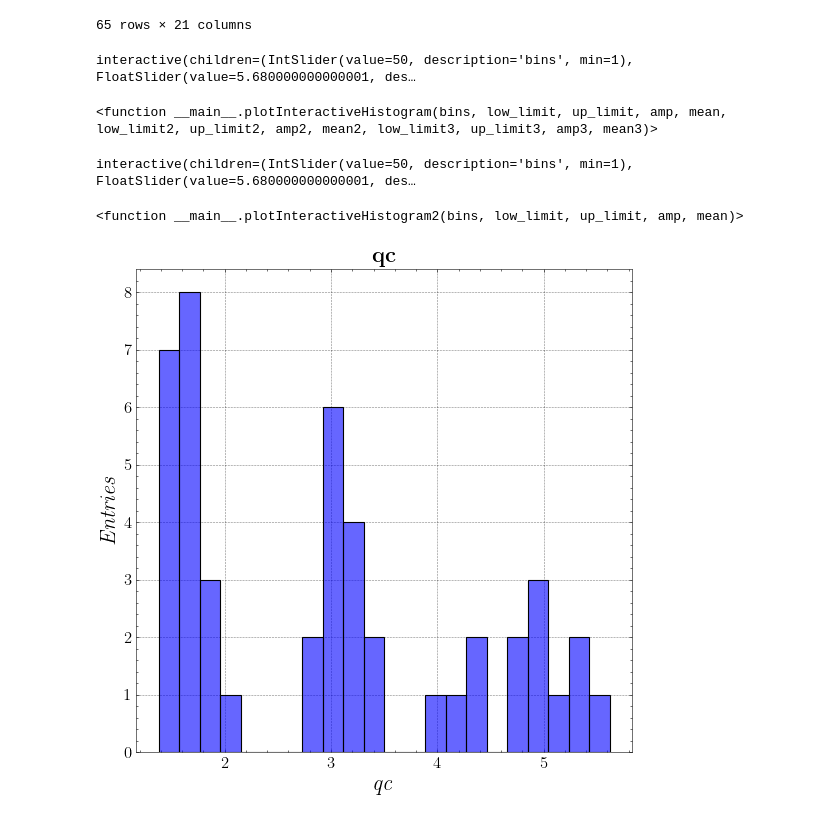
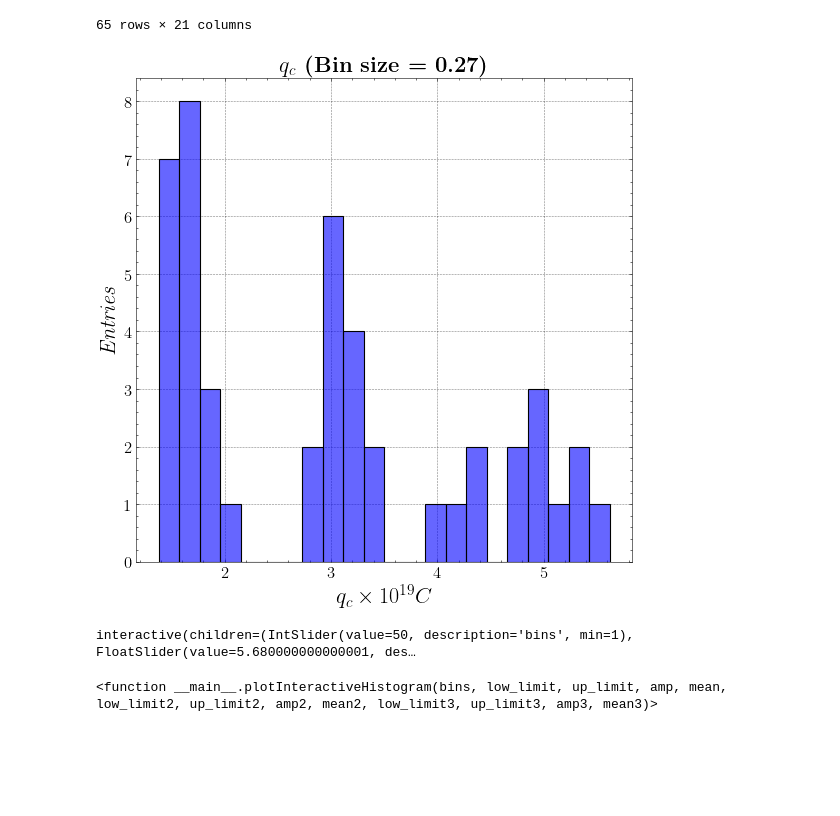
Before and after one commit to rvizarreta/ModernLab, a Jupyter notebook: 7. Millikan Oil/Lab.ipynb, the cells around one changed output. Saved outputs shown, nothing was run; the diff lists cells and outputs as text; code cells hidden in the pictures; blank space fills up the shorter version.

```diff
--- a/7. Millikan Oil/Lab.ipynb
+++ b/7. Millikan Oil/Lab.ipynb
@@ -227,5 +190,15 @@ df
 | 63 | 1 | 0.1 | 26.85 | 0.01 | 0.00002 | 1 | 0.1 | 4.94 | 0.01 | 0.00010 | ... |
 | 64 | 1 | 0.1 | 19.59 | 0.01 | 0.00003 | 1 | 0.1 | 7.38 | 0.01 | 0.00007 | ... |
 65 rows × 21 columns
+# %%
+# PLOTTING HISTOGRAM ---------------------------------------
+df['qc'] = df['qc (Coulomb)']*1e19
+lim1, lim2 = 0, 6
+beams = 22
+bsize = (lim2-lim1)/beams
+target_df = df[(df['qc']<lim2) & (df['qc']>lim1)]['qc']
+plotHistogram(target_df,beams,'$q_c$ (Bin size = '+str("{:.2}".format(bsize))+')',r'$q_c \times 10^{19} C$','Entries')
+# %% [output]
+[figure, added]
 # %%
 # GENERATING DYNAMIC HISTOGRAM FOR TESTS ---------------------------------------
@@ -236,18 +208,3 @@ interact(plotInteractiveHistogram, bins=(1,100,1), low_limit=(min_val,10,0.01),
 # %% [output]
 interactive(children=(IntSlider(value=50, description='bins', min=1), FloatSlider(value=5.680000000000001, des…
 <function __main__.plotInteractiveHistogram(bins, low_limit, up_limit, amp, mean, low_limit2, up_limit2, amp2, mean2, low_limit3, up_limit3, amp3, mean3)>
-# %%
-df['qc'] = df['qc (Coulomb)']*1e19
-max_val = df['qc'].max()+0.01
-min_val = df['qc'].min()-0.01
-interact(plotInteractiveHistogram2, bins=(1,100,1), low_limit=(min_val,10,0.01), up_limit=(1,max_val,0.01), amp=(1,20,1), mean=(1,10,0.1))
-# %% [output]
-interactive(children=(IntSlider(value=50, description='bins', min=1), FloatSlider(value=5.680000000000001, des…
-<function __main__.plotInteractiveHistogram2(bins, low_limit, up_limit, amp, mean)>
-# %%
-# PLOTTING HISTOGRAM ---------------------------------------
-lim1, lim2 = 0, 6
-target_df = df[(df['qc']<lim2) & (df['qc']>lim1)]['qc']
-plotHistogram(target_df,22,'qc','qc','Entries')
-# %% [output]
-[figure, removed]
```
Also changed, not shown: parts of 15 cells of this notebook, 32 other files.
